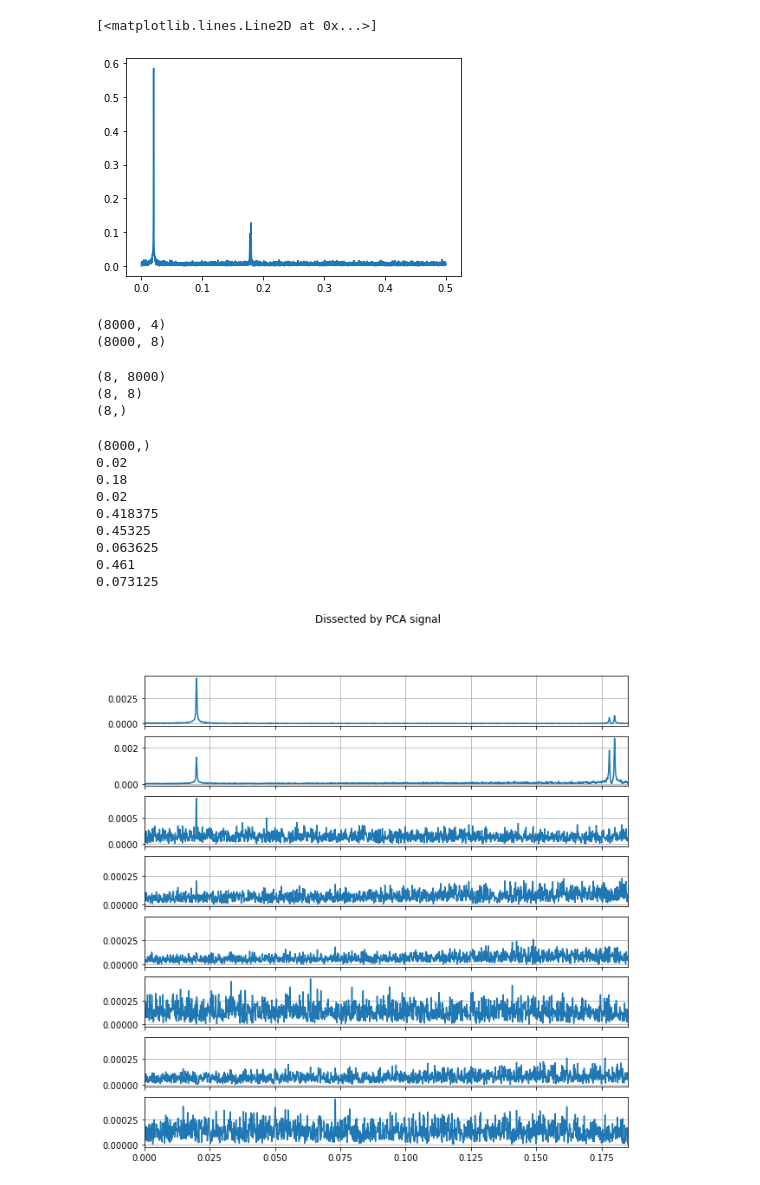
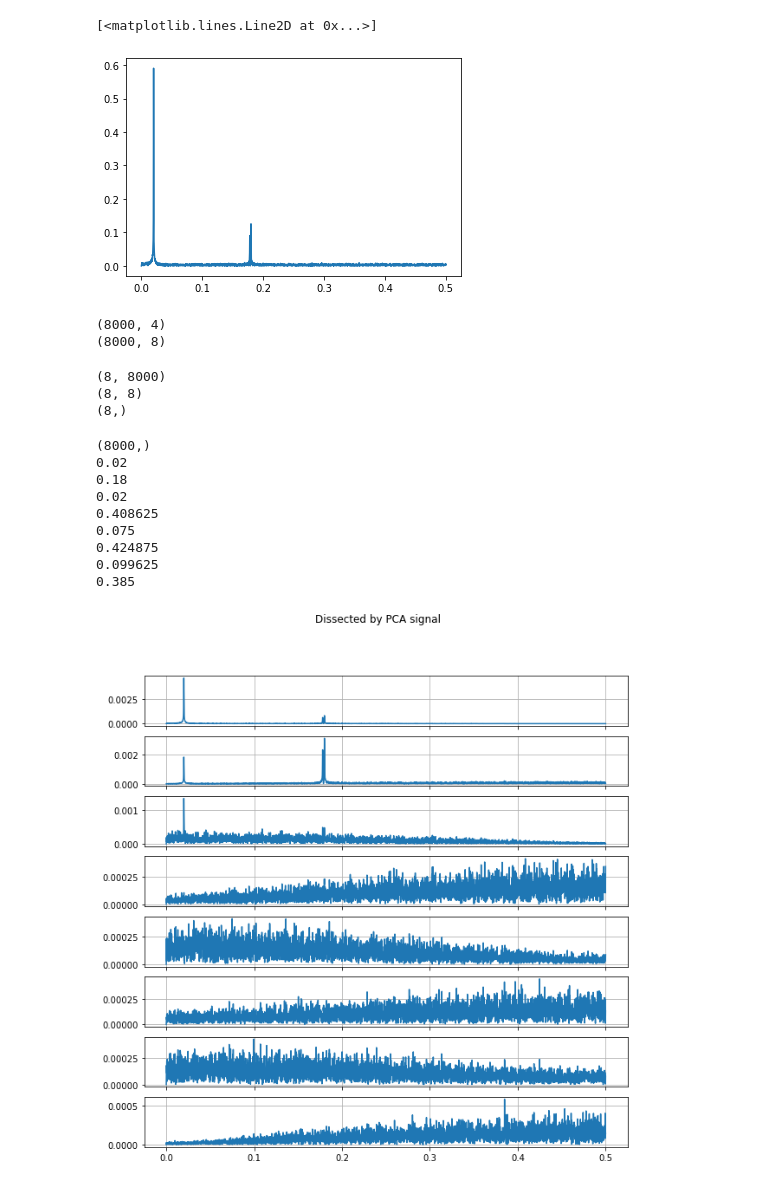
Before and after one commit to Snake9889/Tests, a Jupyter notebook: PCA_Accuracy_Test.ipynb, the cells around one changed output. Cells and saved outputs as stored; diff of their text form; code cells hidden in the pictures.

```diff
--- a/PCA_Accuracy_Test.ipynb
+++ b/PCA_Accuracy_Test.ipynb
@@ -19,10 +19,10 @@ k = 0.0000002
 data_1 = (np.random.random(1000))
 
 # T= 2*pi
-f1 = np.exp(-k*x**2)*(a0*sin(2 * pi * w0 * x + 2 * pi * 0.00) + a1*sin(2 * pi * w1 * x + 2 * pi * 0.00) + a2*sin(2 * pi * w2 * x + 2 * pi * 0.00)) + [2*x for x in (np.random.rand(8000) - 0.5)]
-f2 = np.exp(-k*x**2)*(a0*sin(2 * pi * w0 * x + 2 * pi * 0.00425) + a1*sin(2 * pi * w1 * x + 2 * pi * 0.00425) + a2*sin(2 * pi * w2 * x + 2 * pi * 0.00425)) + [2*x for x in (np.random.rand(8000) - 0.5)]
-f3 = np.exp(-k*x**2)*(a0*sin(2 * pi * w0 * x + 2 * pi * 0.0085) + a1*sin(2 * pi * w1 * x + 2 * pi * 0.0085) + a2*sin(2 * pi * w2 * x + 2 * pi * 0.0085)) + [2*x for x in (np.random.rand(8000) - 0.5)]
-f4 = np.exp(-k*x**2)*(a0*sin(2 * pi * w0 * x + 2 * pi * 0.01275) + a1*sin(2 * pi * w1 * x + 2 * pi * 0.01275) + a2*sin(2 * pi * w2 * x + 2 * pi * 0.01275)) + [2*x for x in (np.random.rand(8000) - 0.5)]
+f1 = np.exp(-k*x**2)*(a0*sin(2 * pi * w0 * x + 2 * pi * 0.00) + a1*sin(2 * pi * w1 * x + 2 * pi * 0.00) + a2*sin(2 * pi * w2 * x + 2 * pi * 0.00)) + [x for x in (np.random.rand(8000) - 0.5)]
+f2 = np.exp(-k*x**2)*(a0*sin(2 * pi * w0 * x + 2 * pi * 0.00425) + a1*sin(2 * pi * w1 * x + 2 * pi * 0.00425) + a2*sin(2 * pi * w2 * x + 2 * pi * 0.00425)) + [x for x in (np.random.rand(8000) - 0.5)]
+f3 = np.exp(-k*x**2)*(a0*sin(2 * pi * w0 * x + 2 * pi * 0.0085) + a1*sin(2 * pi * w1 * x + 2 * pi * 0.0085) + a2*sin(2 * pi * w2 * x + 2 * pi * 0.0085)) + [x for x in (np.random.rand(8000) - 0.5)]
+f4 = np.exp(-k*x**2)*(a0*sin(2 * pi * w0 * x + 2 * pi * 0.01275) + a1*sin(2 * pi * w1 * x + 2 * pi * 0.01275) + a2*sin(2 * pi * w2 * x + 2 * pi * 0.01275)) + [x for x in (np.random.rand(8000) - 0.5)]
 Mas = np.c_[f1, f2, f3, f4]
 # %%
 nrows, ncols = 4, 1
@@ -47,16 +47,16 @@ nu = rfftfreq(8000, 1.)
 plt.plot(nu, np.abs(spectrs))
 # %% [output]
 [<matplotlib.lines.Line2D at 0x...>]
-[figure, old version]
+[figure, new version]
-# %%
-Mas2 = np.delete(Mas, (0), axis=0)
-Mas2 = np.vstack([Mas2, [0, 0, 0, 0]])
-print(Mas2.shape)
-Mas = np.concatenate((Mas, Mas2), axis=1)
-print(Mas.shape)
-# %% [output]
-(8000, 4)
-(8000, 8)
+# %%
+Mas2 = np.delete(Mas, (0), axis=0)
+Mas2 = np.vstack([Mas2, [0, 0, 0, 0]])
+print(Mas2.shape)
+Mas = np.concatenate((Mas, Mas2), axis=1)
+print(Mas.shape)
+# %% [output]
+(8000, 4)
+(8000, 8)
 # %%
 U, sng, Mas_SVD = lg.svd(Mas.T, full_matrices=False)
 print(Mas_SVD.shape)
@@ -71,28 +71,28 @@ nu = rfftfreq(8000, 1.)
 # %%
 fig, ax = plt.subplots(nrows=8, ncols=ncols, figsize=[10, 10], sharex=True)
 fig.suptitle('Dissected by PCA signal')
 print(Mas_SVD[1, :].shape)
 for i in range(Mas_SVD.shape[0]):
     spectrf = rfft(Mas_SVD[i, :] - np.mean(Mas_SVD[i, :])) / (len(Mas_SVD[i, :]))
     ax[i].plot(nu, np.abs(spectrf))
     print(nu[np.argmax(np.abs(spectrf), axis=0)])
 
     #ax[i].plot(x,np.abs(S_[:, i]))
     ax[i].grid(True)
 
 
 axes = plt.gca()
-axes.set_xlim([0, 0.185])
+#axes.set_xlim([0, 0.185])
 #plt.tight_layout()
 plt.show()
 # %% [output]
 (8000,)
 0.02
 0.18
 0.02
-0.418375
-0.45325
-0.063625
-0.461
-0.073125
+0.408625
+0.075
+0.424875
+0.099625
+0.385
-[figure, old version]
+[figure, new version]
```
Also changed, not shown: parts of 1 cell of this notebook.
